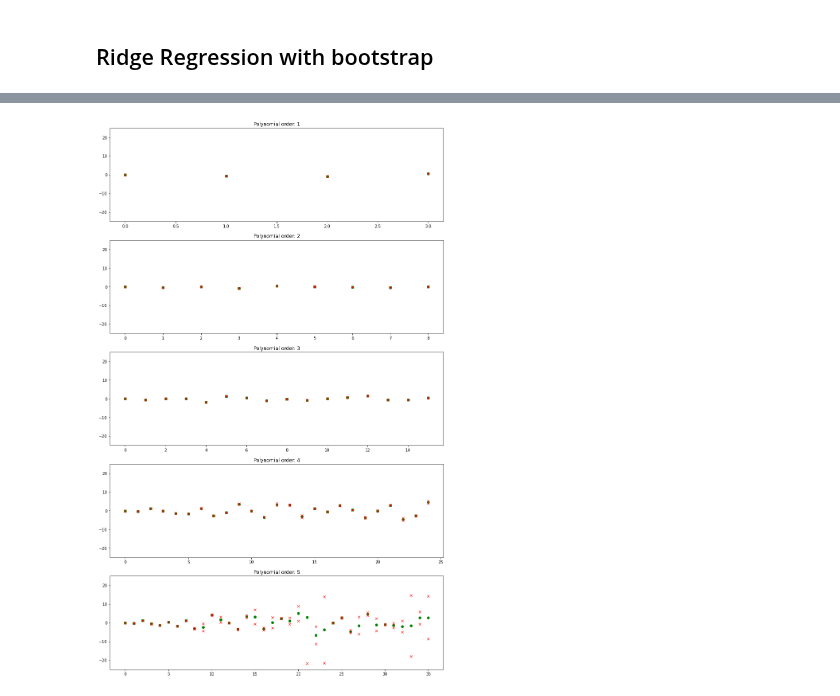
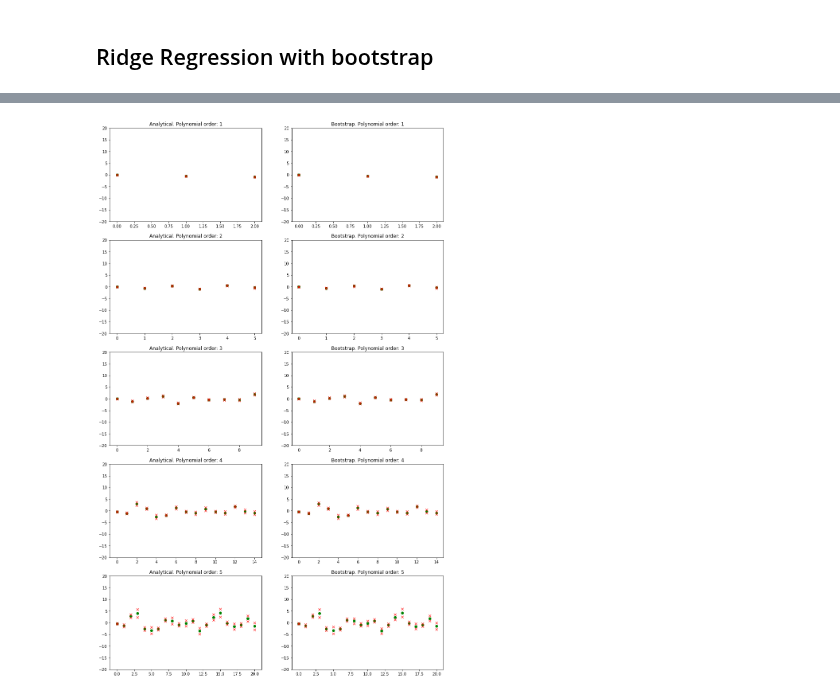
Before and after one commit to eoydvin/FYS-STK4155, a Jupyter notebook: Project_1/Exercise 4.ipynb, the cells around one changed output, grey strips where cells are left out. Drawn from its saved outputs; the diff is of its cells as text; code cells hidden in the pictures.

```diff
--- a/Project_1/Exercise 4.ipynb
+++ b/Project_1/Exercise 4.ipynb
@@ -34,14 +38,14 @@ x, y = np.meshgrid(x, y)
 
 poly = 16
 k_folds = 7
-lambda_ridge = 0.1
+lambda_ridge = 0.0000001
 MSE_test_list = []
 MSE_train_list = []
 MSE_skl_list = []
 
 z = Fr(x, y)
 noise = np.var(z)*np.random.normal(size=z.shape)
-z += noise*1
+z += noise*5
 
 #noise = #np.random.randn(x.shape[0], x.shape[1])
 #z = Fr(x, y) + noise*0.18 #multiply with degree of noice. 1*var_Fr = 0.18
@@ -76,7 +80,7 @@ for k in tqdm.tqdm(range(k_folds)):
 
     for poly_deg in range(1, poly + 1):
         model_skl = make_pipeline(PolynomialFeatures(
-            degree=poly_deg), Ridge_skl(alpha=lambda_ridge, fit_intercept=True))
+            degree=poly_deg), Ridge_skl(alpha=lambda_ridge, fit_intercept=False))
         model = Ridge(xy_train[:, 0].ravel(), xy_train[:, 1].ravel(), z_train.ravel(), poly_deg, lambda_ridge)
 
         MSE_test.append(model.MSE(xy_test[:, 0], xy_test[:, 1], z_test.ravel())) #tester modellen på test
@@ -242,21 +248,29 @@ plt.show()
 # %%
 import matplotlib.pyplot as plt
 n_polynom = 5 # plot polynoms up to n_polynom order
 sigma = 2 # plot two sigma uncertainty
-fig, axs = plt.subplots(n_polynom, 1, figsize=(15, 25), facecolor='w', edgecolor='k')
-axs = axs.ravel()
+fig, axs = plt.subplots(n_polynom, 2, figsize=(15, 25), facecolor='w', edgecolor='k')
+#axs = axs.ravel()
 
 sigma = 1
 for polynom_nr in range(n_polynom):
     for beta_nr_i in range((polynom_nr+2)**2): # extracts first beta values!
-        axs[polynom_nr].plot(beta_nr_i, mean_betas[polynom_nr][beta_nr_i], 'go') #plot middle beta
-        axs[polynom_nr].plot(beta_nr_i, mean_betas[polynom_nr][beta_nr_i] - sigma*var_betas[
-            polynom_nr][beta_nr_i], 'rx')
-        axs[polynom_nr].plot(beta_nr_i, mean_betas[polynom_nr][beta_nr_i] + sigma*var_betas[
-            polynom_nr][beta_nr_i], 'rx')
+        axs[polynom_nr, 0].plot(beta_nr_i, mean_betas_bootstrap[polynom_nr][beta_nr_i], 'go') #plot middle beta
+        axs[polynom_nr, 0].plot(beta_nr_i, mean_betas_bootstrap[polynom_nr][beta_nr_i] - sigma*np.sqrt(var_betas[
+            polynom_nr][beta_nr_i]), 'rx')
+        axs[polynom_nr, 0].plot(beta_nr_i, mean_betas_bootstrap[polynom_nr][beta_nr_i] + sigma*np.sqrt(var_betas[
+            polynom_nr][beta_nr_i]), 'rx')
 
-    axs[polynom_nr].set_title('Polynomial order: ' + str(polynom_nr + 1))
-    axs[polynom_nr].set_ylim([-25, 25])
+        axs[polynom_nr, 1].plot(beta_nr_i, mean_betas_bootstrap[polynom_nr][beta_nr_i], 'go') #plot middle beta
+        axs[polynom_nr, 1].plot(beta_nr_i, mean_betas_bootstrap[polynom_nr][beta_nr_i] - sigma*np.sqrt(
+            var_betas_bootstrap[polynom_nr][beta_nr_i]), 'rx')
+        axs[polynom_nr, 1].plot(beta_nr_i, mean_betas_bootstrap[polynom_nr][beta_nr_i] + sigma*np.sqrt(
+            var_betas_bootstrap[polynom_nr][beta_nr_i]), 'rx')
+
+    axs[polynom_nr, 0].set_title('Analytical. Polynomial order: ' + str(polynom_nr + 1))
+    axs[polynom_nr, 0].set_ylim([-20, 20])
+    axs[polynom_nr, 1].set_title('Bootstrap. Polynomial order: ' + str(polynom_nr + 1))
+    axs[polynom_nr, 1].set_ylim([-20, 20])
 plt.show()
 # %% [output]
-[figure, old version]
+[figure, new version]
```
Also changed, not shown: parts of 11 cells of this notebook, 11 other files.
